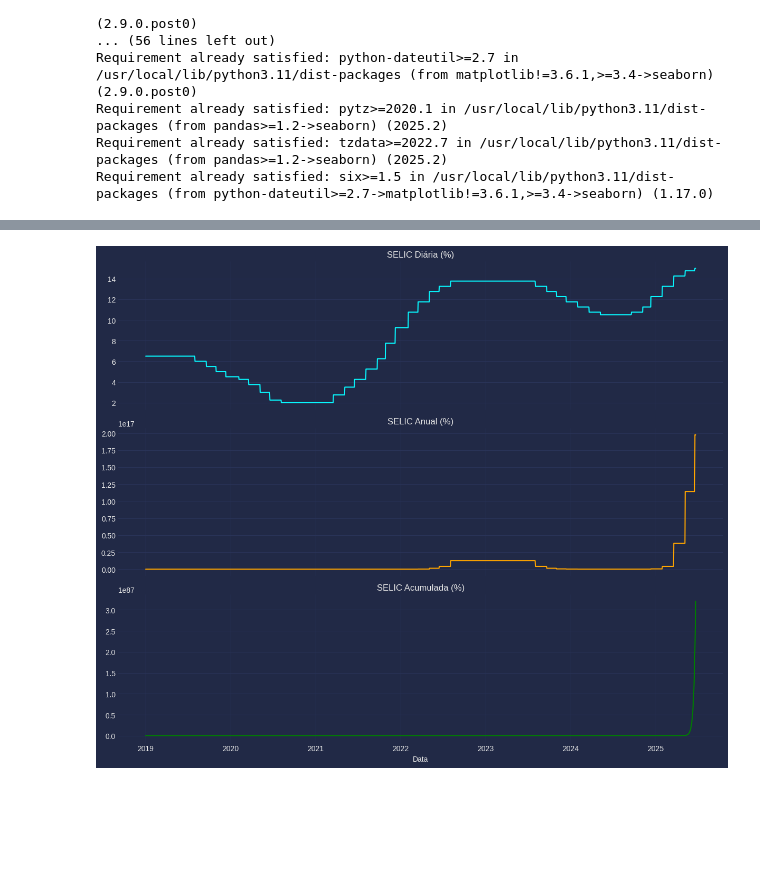
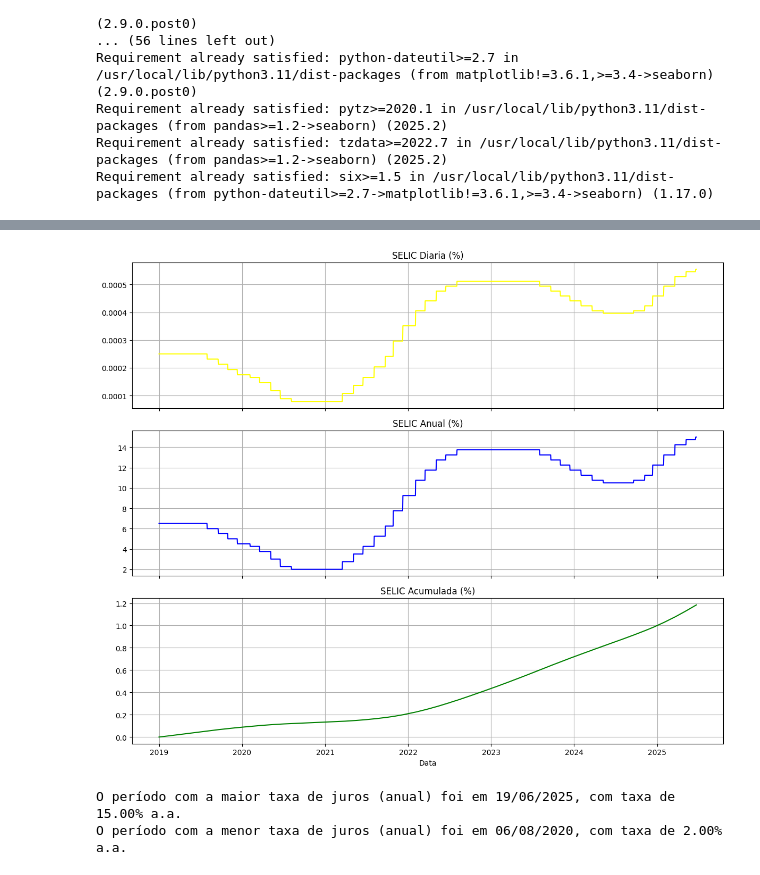
Before and after one commit to NathaliaOliveir/CEE2, a Jupyter notebook: Trabalho1.ipynb, the cells around one changed output, grey strips where cells are left out. Drawn from its saved outputs; the diff is of its cells as text; code cells hidden in the pictures; blank space fills up the shorter version.

```diff
--- a/Trabalho1.ipynb
+++ b/Trabalho1.ipynb
@@ -65,4 +65,4 @@ from datetime import datetime
 from datetime import timedelta
 import pandas as pd
 
-plt.style.use("cyberpunk")
+plt.style.use("default")
@@ -97,0 +69,9 @@ Datas
+# %%
+data_inicial = '2019-01-01'
+selic = sgs.get({'selic': 432}, start=data_inicial)
+# %%
+selic['SELIC Anual (%)'] = selic['selic']
+selic['SELIC Diaria (%)'] = (1 + selic['SELIC Anual (%)'] / 100) ** (1 / 252) - 1
+selic['SELIC Acumulada (%)'] = (1 + selic['SELIC Diaria (%)']).cumprod() - 1
+
+print(selic.head())
@@ -100,20 +96,33 @@ selic.index = pd.to_datetime(selic.index, format='%d/%m/%Y')
 # %%
 fig, axs = plt.subplots(3, 1, figsize=(12, 10), sharex=True)
 
-axs[0].plot(selic.index, selic['SELIC Diária (%)'])
-axs[0].set_title('SELIC Diária (%)')
+axs[0].plot(selic.index, selic['SELIC Diaria (%)'], color= 'yellow')
+axs[0].set_title('SELIC Diaria (%)')
 axs[0].grid(True)
 
-axs[1].plot(selic.index, selic['SELIC Anual (%)'], color='orange')
+axs[1].plot(selic.index, selic['SELIC Anual (%)'], color='blue')
 axs[1].set_title('SELIC Anual (%)')
 axs[1].grid(True)
 
 axs[2].plot(selic.index, selic['SELIC Acumulada (%)'], color='green')
 axs[2].set_title('SELIC Acumulada (%)')
 axs[2].set_xlabel('Data')
 axs[2].grid(True)
 
 plt.tight_layout()
 plt.show()
 # %% [output]
-[figure, old version]
+[figure, new version]
+# %%
+# Encontrando o período com maior e menor SELIC Anual
+maior_taxa = selic['SELIC Anual (%)'].idxmax()
+menor_taxa = selic['SELIC Anual (%)'].idxmin()
+valor_maior = selic.loc[maior_taxa, 'SELIC Anual (%)']
+valor_menor = selic.loc[menor_taxa, 'SELIC Anual (%)']
+
+# Apresentando os resultados
+print(f"O período com a maior taxa de juros (anual) foi em {maior_taxa.strftime('%d/%m/%Y')}, com taxa de {valor_maior:.2f}% a.a.")
+print(f"O período com a menor taxa de juros (anual) foi em {menor_taxa.strftime('%d/%m/%Y')}, com taxa de {valor_menor:.2f}% a.a.")
+# %% [output]
+O período com a maior taxa de juros (anual) foi em 19/06/2025, com taxa de 15.00% a.a.
+O período com a menor taxa de juros (anual) foi em 06/08/2020, com taxa de 2.00% a.a.
```
Also changed, not shown: parts of 5 cells of this notebook.
